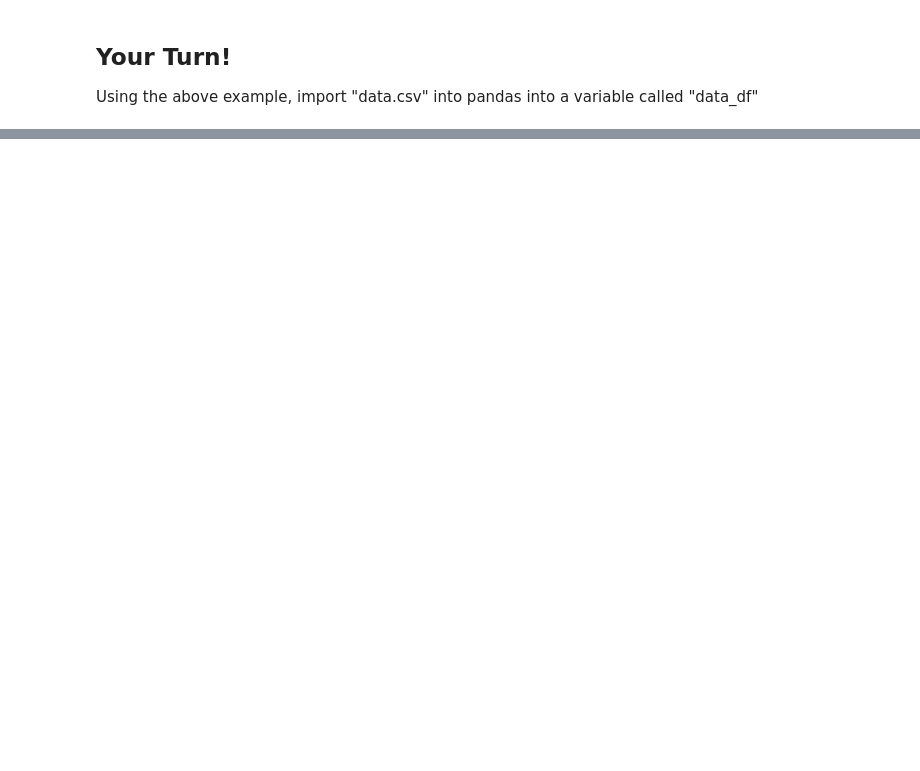
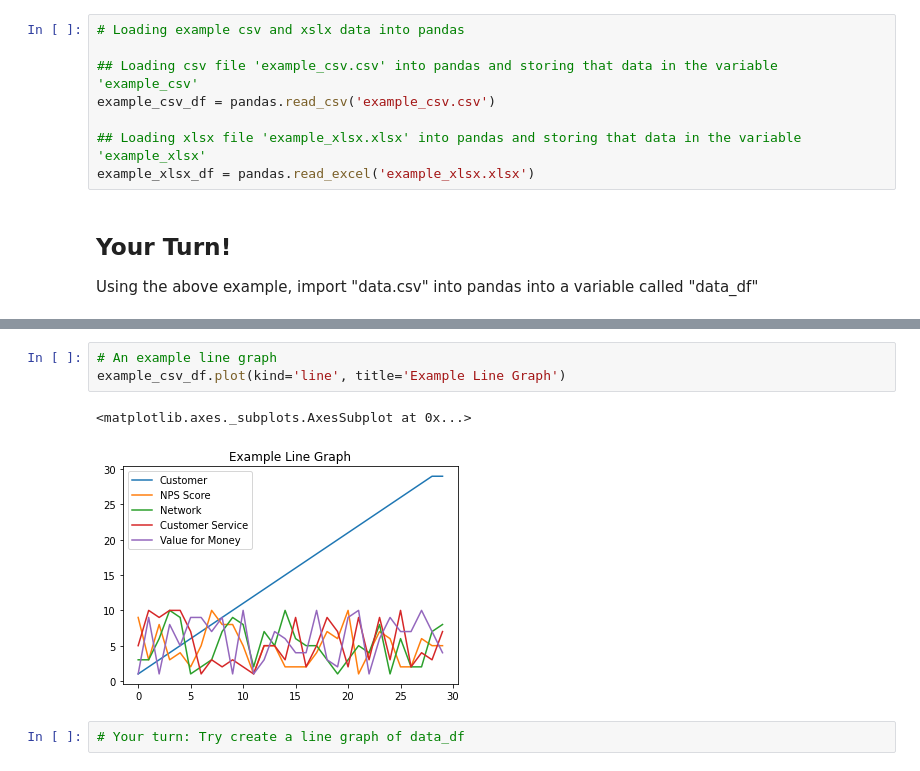
Before and after one commit to VCCBeginnerCoding/katacoda-scenarios, a Jupyter notebook: PythonWeek4/Index.ipynb, the cells around one changed output, grey strips where cells are left out. Saved outputs shown, nothing was run; the diff lists cells and outputs as text; blank space fills up the shorter version.

```diff
--- a/PythonWeek4/Index.ipynb
+++ b/PythonWeek4/Index.ipynb
@@ -23,3 +21,11 @@ Now that we've imported pandas into python, let's try import some data using pan
+# %%
+# Loading example csv and xslx data into pandas
+
+## Loading csv file 'example_csv.csv' into pandas and storing that data in the variable 'example_csv'
+example_csv_df = pandas.read_csv('example_csv.csv')
+
+## Loading xlsx file 'example_xlsx.xlsx' into pandas and storing that data in the variable 'example_xlsx'
+example_xlsx_df = pandas.read_excel('example_xlsx.xlsx')
 # %% [markdown]
 ## Your Turn!
 Using the above example, import "data.csv" into pandas into a variable called "data_df"
@@ -48,0 +65,8 @@ What do each of the functions do? How would one use these functions?
+# %%
+# An example line graph
+example_csv_df.plot(kind='line', title='Example Line Graph')
+# %% [output]
+<matplotlib.axes._subplots.AxesSubplot at 0x...>
+[figure, added]
+# %%
+# Your turn: Try create a line graph of data_df
```
Also changed, not shown: parts of 45 cells of this notebook, 4 other files.
